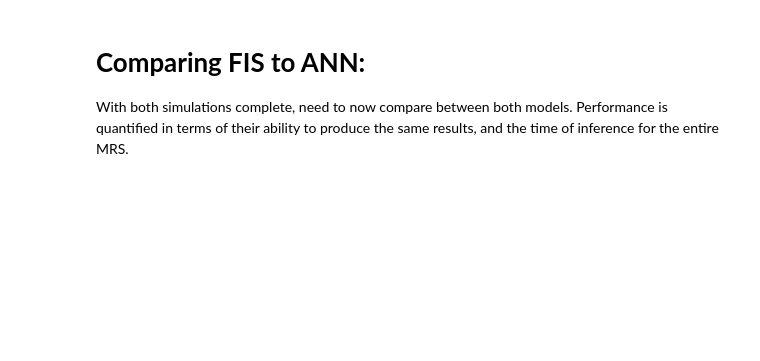
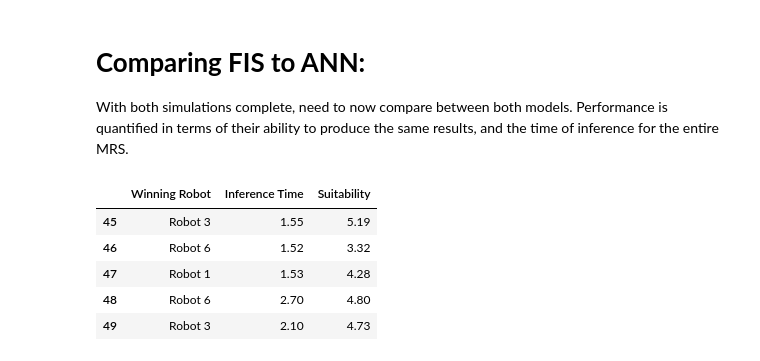
Before and after one commit to TME-6015-Programming-Project/main, a Jupyter notebook: FIS_and_Downstream/TME6015_Downstream.ipynb, the cells around one changed output. Cells and saved outputs as stored; diff of their text form; code cells hidden in the pictures; blank space fills up the shorter version.

```diff
--- a/FIS_and_Downstream/TME6015_Downstream.ipynb
+++ b/FIS_and_Downstream/TME6015_Downstream.ipynb
@@ -430,0 +433,14 @@ With both simulations complete, need to now compare between both models. Perform
+# %%
+# turn values to pandas dataframe:
+
+ANN_results = pd.DataFrame(ann_allocations, columns = ['Winning Robot', 'Inference Time', 'Suitability'])
+FIS_results = pd.DataFrame(fis_allocations, columns = ['Winning Robot', 'Inference Time', 'Suitability'])
+
+ANN_results.tail()
+# %% [output]
+|  | Winning Robot | Inference Time | Suitability |
+| 45 | Robot 3 | 1.55 | 5.19 |
+| 46 | Robot 6 | 1.52 | 3.32 |
+| 47 | Robot 1 | 1.53 | 4.28 |
+| 48 | Robot 6 | 2.70 | 4.80 |
+| 49 | Robot 3 | 2.10 | 4.73 |
```
Also changed, not shown: parts of 15 cells of this notebook, 3 other files.
